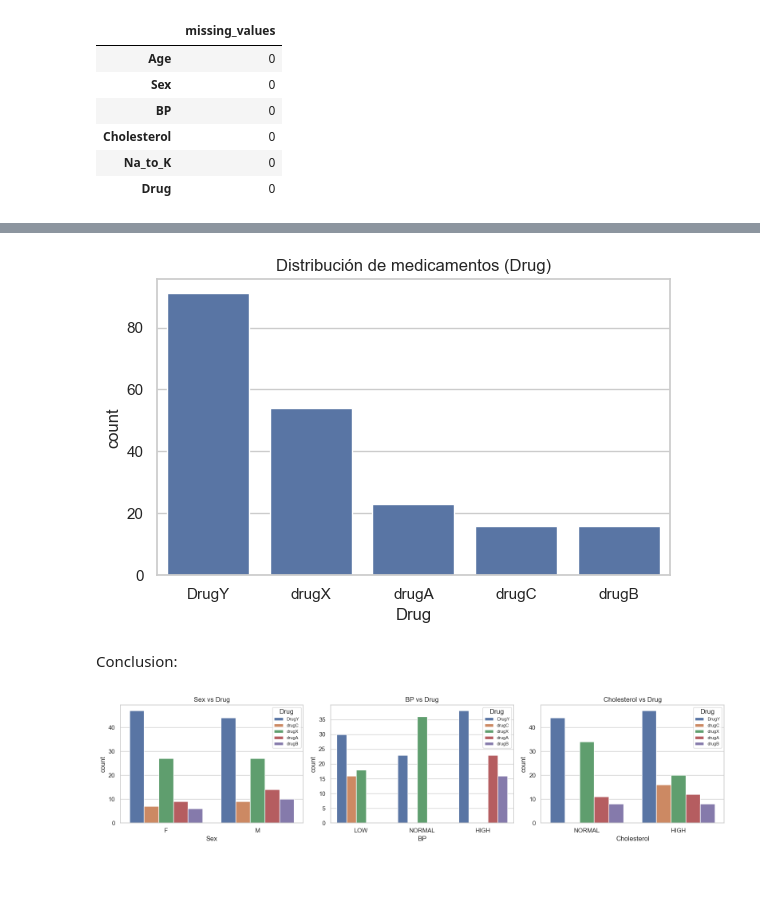
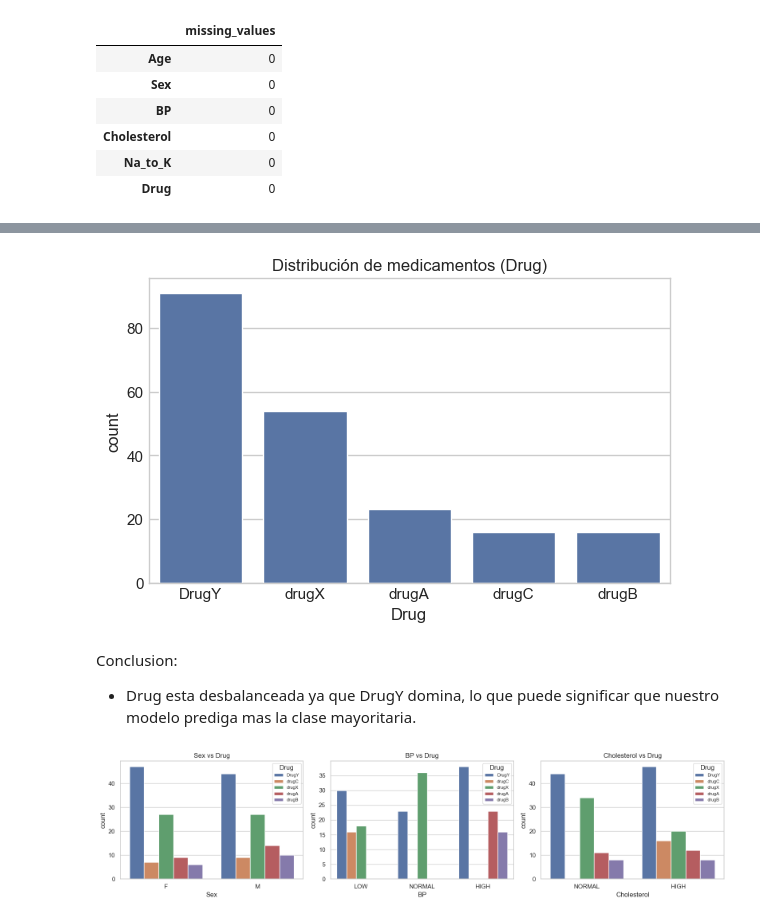
Before and after one commit to Maximo1988/ML-app-with-Flask, a Jupyter notebook: src/explore.ipynb, the cells around one changed output, grey strips where cells are left out. Cells and saved outputs as stored; diff of their text form; code cells hidden in the pictures; blank space fills up the shorter version.

```diff
--- a/src/explore.ipynb
+++ b/src/explore.ipynb
@@ -75,18 +73,19 @@ df.isna().sum().sort_values(ascending=False).to_frame("missing_values")
 # %%
 import matplotlib.pyplot as plt
 import seaborn as sns
 
-sns.set(style="whitegrid")
+plt.style.use("seaborn-v0_8-whitegrid")
 
-# 1) Distribución de la variable objetivo
+# 1) Revisamos la variable objetivo
 plt.figure(figsize=(6, 4))
 sns.countplot(data=df, x="Drug", order=df["Drug"].value_counts().index)
 plt.title("Distribución de medicamentos (Drug)")
 plt.xticks(rotation=0)
 plt.tight_layout()
 plt.show()
 # %% [output]
-[figure, old version]
+[figure, new version]
-# %% [markdown]
-Conclusion:
+# %% [markdown]
+Conclusion:
+- Drug esta desbalanceada ya que DrugY domina, lo que puede significar que nuestro modelo prediga mas la clase mayoritaria.
 # %%
```
Also changed, not shown: parts of 14 cells of this notebook.
